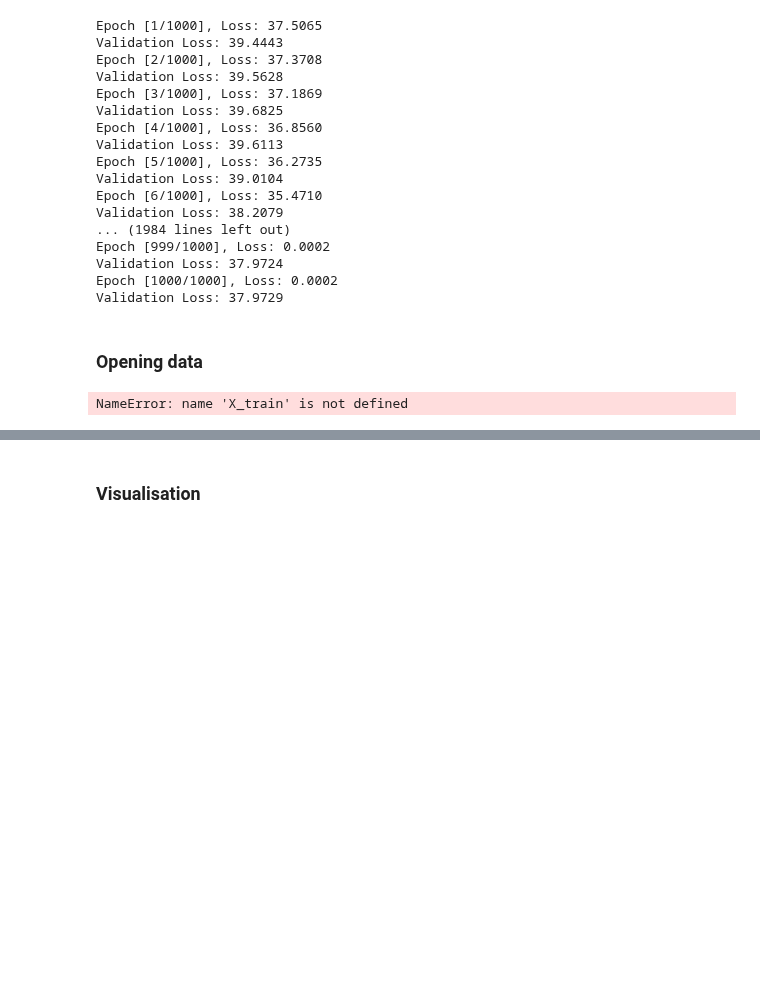
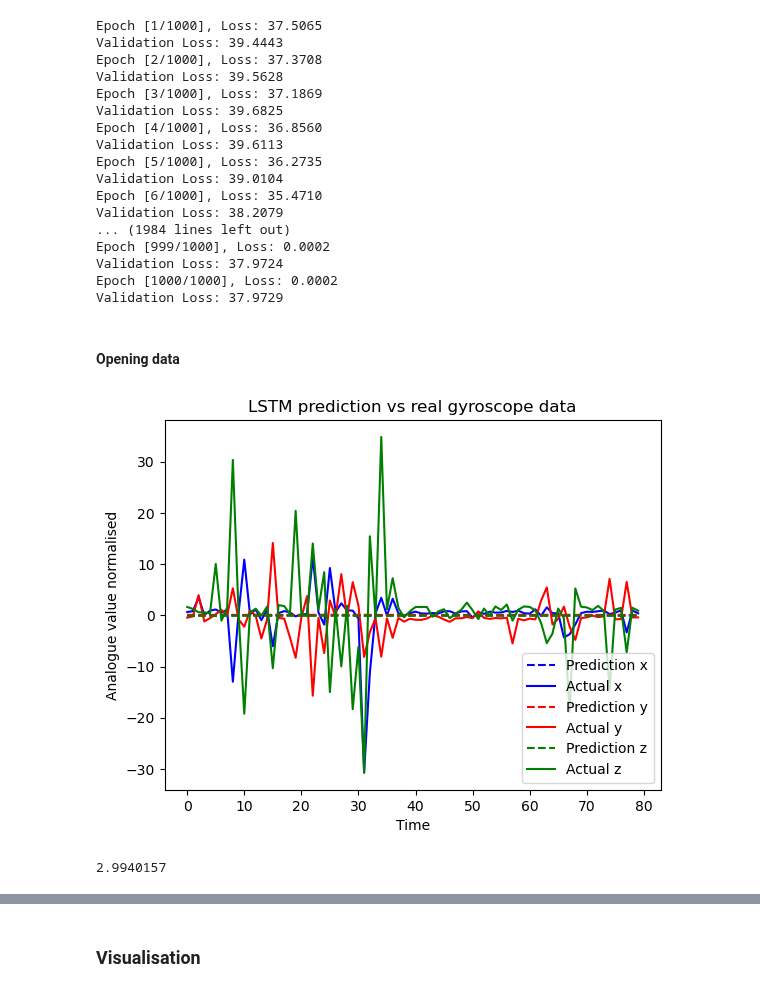
Before and after one commit to shepai/TactileSensor, a Jupyter notebook: Code/Data collection/robot/excel.ipynb, the cells around one changed output, grey strips where cells are left out. Cells and saved outputs as stored; diff of their text form; code cells hidden in the pictures; blank space fills up the shorter version.

```diff
--- a/Code/Data collection/robot/excel.ipynb
+++ b/Code/Data collection/robot/excel.ipynb
@@ -197,13 +298,16 @@ class LSTMModel(nn.Module):
 #### Prep data
 # %%
 #prep data
-X_,y_=gen_temporal_data_2(X,y,5)
-#reduction
-X_=(X_-np.average(X_))/np.std(X_)
-y=(y-np.average(y))/np.std(y)
-#split
-X_train, X_test, Y_train, Y_test = train_test_split(X_.astype(np.float32)[0:100], y_.astype(np.float32)[0:100], test_size=0.2, random_state=42)
-X_train=torch.tensor(X_train).to(device)
-X_test=torch.tensor(X_test).to(device)
-Y_train=torch.tensor(Y_train).to(device)
-Y_test=torch.tensor(Y_test).to(device)
+def getData(X,y,T):
+    X_,y_=gen_temporal_data_2(X,y,T)
+    #reduction
+    X_=(X_-np.average(X_))/np.std(X_)
+    y=(y-np.average(y))/np.std(y)
+    #split
+    X_train, X_test, Y_train, Y_test = train_test_split(X_.astype(np.float32)[0:100], y_.astype(np.float32)[0:100], test_size=0.2, random_state=42)
+    X_train=torch.tensor(X_train).to(device)
+    X_test=torch.tensor(X_test).to(device)
+    Y_train=torch.tensor(Y_train).to(device)
+    Y_test=torch.tensor(Y_test).to(device)
+    return X_train, X_test, Y_train, Y_test
+X_train, X_test, Y_train, Y_test=getData(X,y,5)
@@ -304,11 +405,27 @@ Validation Loss: 37.9724
 Epoch [1000/1000], Loss: 0.0002
 Validation Loss: 37.9729
 # %% [markdown]
-### Opening data
+#### Opening data
-# %%
-
-lstm_model=LSTMModel(X_train.shape[2],50,2,Y_train.shape[1]).to(device)
-lstm_model.load("C:/Users/dexte/Documents/GitHub/TactileSensor/Code/Data collection/robot/GPUCluster/data/lstm_model.pth")
-outputs = lstm_model(X_train)
-# %% [output]
-NameError: name 'X_train' is not defined
+# %%
+X_train, X_test, Y_train, Y_test=getData(X,y,1)
+lstm_model=LSTMModel(X_train.shape[2],50,2,Y_train.shape[1]).to(device)
+lstm_model.load_state_dict(torch.load(path+"GPUCluster/data/lstm_model.pth",map_location=torch.device('cpu')))
+outputs = lstm_model(X_train)
+
+plt.plot(outputs[:,0].cpu().detach().numpy(),"--",c="b",label="Prediction x")
+plt.plot(Y_train[:,0].cpu().detach().numpy(),c="b",label="Actual x")
+
+plt.plot(outputs[:,1].cpu().detach().numpy(),"--",c="r",label="Prediction y")
+plt.plot(Y_train[:,1].cpu().detach().numpy(),c="r",label="Actual y")
+
+plt.plot(outputs[:,2].cpu().detach().numpy(),"--",c="g",label="Prediction z")
+plt.plot(Y_train[:,2].cpu().detach().numpy(),c="g",label="Actual z")
+plt.xlabel("Time")
+plt.ylabel("Analogue value normalised")
+plt.title("LSTM prediction vs real gyroscope data")
+plt.legend(loc="lower right")
+plt.show()
+np.average(np.abs(outputs.detach().numpy()-Y_train.detach().numpy()))
+# %% [output]
+[figure, added]
+2.9940157
```
Also changed, not shown: parts of 19 cells of this notebook.
